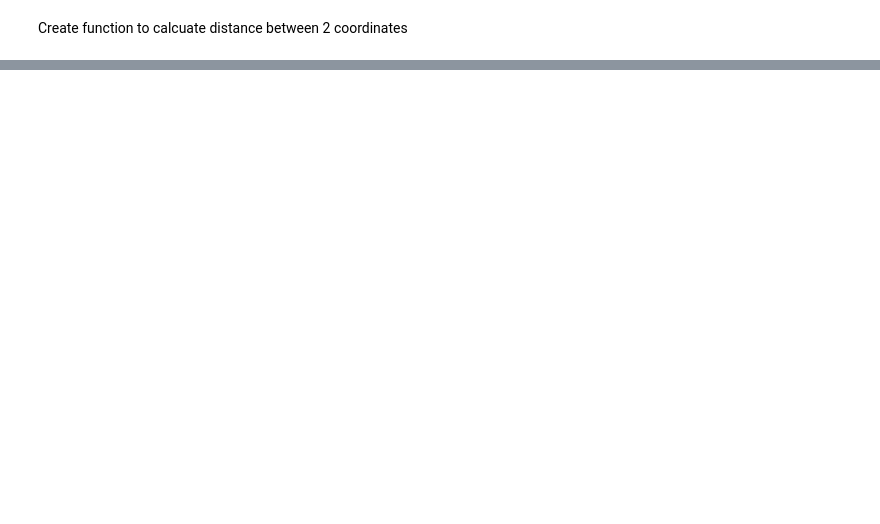
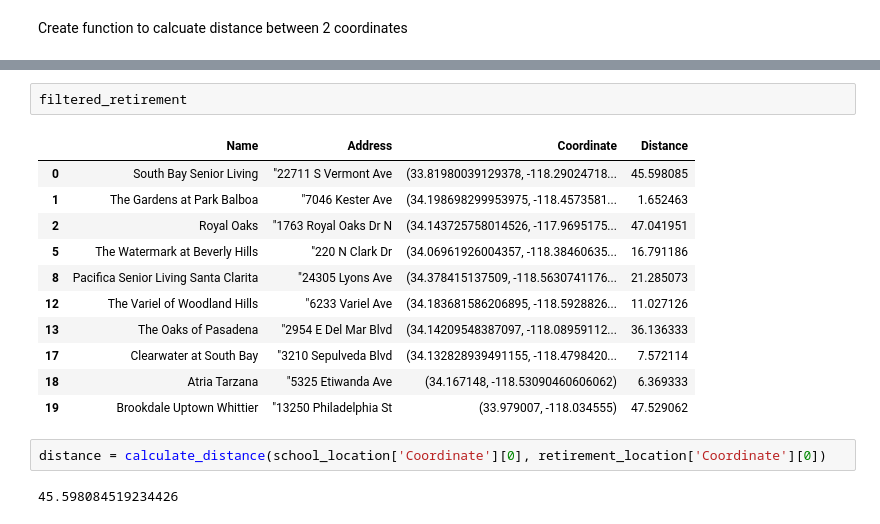
Before and after one commit to TheLazyCactus/Data_Thieves_project, a Jupyter notebook: Distance_calcultaion.ipynb, the cells around one changed output, grey strips where cells are left out. Saved outputs shown, nothing was run; the diff lists cells and outputs as text; blank space fills up the shorter version.

```diff
--- a/Distance_calcultaion.ipynb
+++ b/Distance_calcultaion.ipynb
@@ -63,0 +237,18 @@ filtered_df = df2[df2['Distance (km)'] <= 50]
+# %%
+filtered_retirement
+# %% [output]
+|  | Name | Address | Coordinate | Distance |
+| 0 | South Bay Senior Living | "22711 S Vermont Ave | (33.81980039129378, -118.29024718... | 45.598085 |
+| 1 | The Gardens at Park Balboa | "7046 Kester Ave | (34.198698299953975, -118.4573581... | 1.652463 |
+| 2 | Royal Oaks | "1763 Royal Oaks Dr N | (34.143725758014526, -117.9695175... | 47.041951 |
+| 5 | The Watermark at Beverly Hills | "220 N Clark Dr | (34.06961926004357, -118.38460635... | 16.791186 |
+| 8 | Pacifica Senior Living Santa Clarita | "24305 Lyons Ave | (34.378415137509, -118.5630741176... | 21.285073 |
+| 12 | The Variel of Woodland Hills | "6233 Variel Ave | (34.183681586206895, -118.5928826... | 11.027126 |
+| 13 | The Oaks of Pasadena | "2954 E Del Mar Blvd | (34.14209548387097, -118.08959112... | 36.136333 |
+| 17 | Clearwater at South Bay | "3210 Sepulveda Blvd | (34.132828939491155, -118.4798420... | 7.572114 |
+| 18 | Atria Tarzana | "5325 Etiwanda Ave | (34.167148, -118.53090460606062) | 6.369333 |
+| 19 | Brookdale Uptown Whittier | "13250 Philadelphia St | (33.979007, -118.034555) | 47.529062 |
+# %%
+distance = calculate_distance(school_location['Coordinate'][0], retirement_location['Coordinate'][0])
+# %% [output]
+45.598084519234426
```
Also changed, not shown: parts of 21 cells of this notebook.
